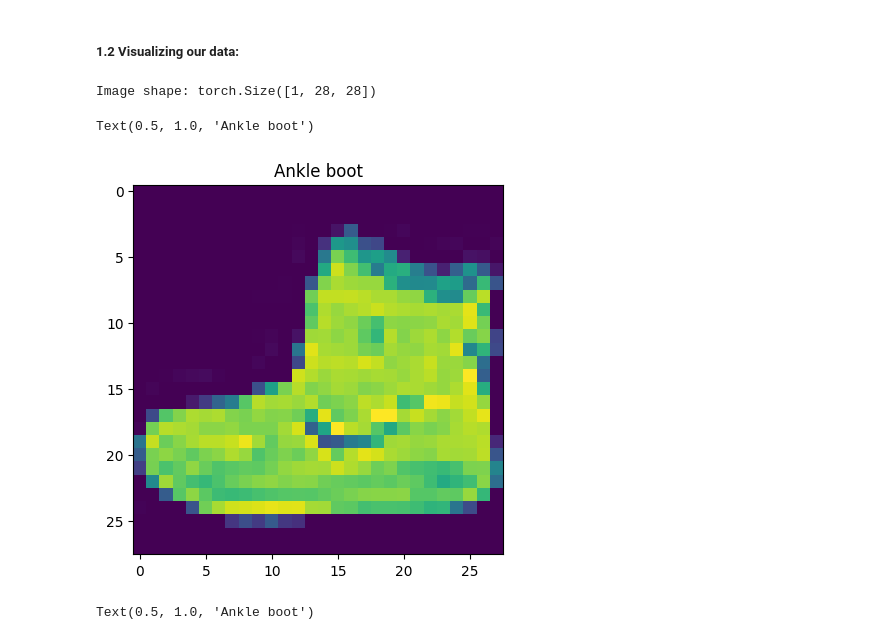
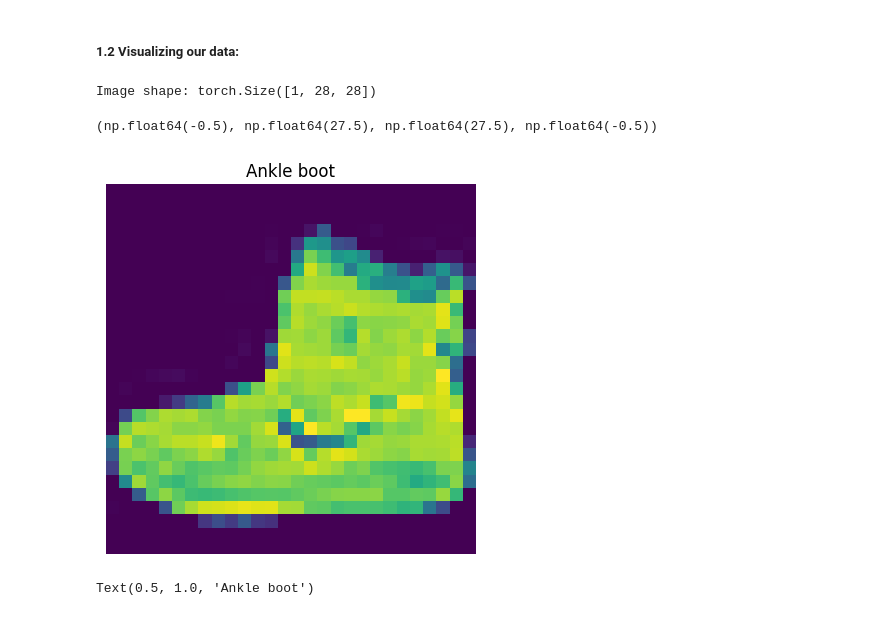
Before and after one commit to hridoynasah/PyTorch-for-Deep-Learning-and-Machine-Learning, a Jupyter notebook: Chapter 3 – PyTorch Computer Vision/learnings/03_pytorch_computer_vision_main.ipynb, the cells around one changed output. Drawn from its saved outputs; the diff is of its cells as text; code cells hidden in the pictures.

```diff
--- a/Chapter 3 – PyTorch Computer Vision/learnings/03_pytorch_computer_vision_main.ipynb
+++ b/Chapter 3 – PyTorch Computer Vision/learnings/03_pytorch_computer_vision_main.ipynb
@@ -160,14 +164,14 @@ Image label: Ankle boot
 # %%
 import matplotlib.pyplot as plt
 image, label = train_data[0]
 print(f'Image shape: {image.shape}')
 plt.imshow(image.squeeze()) # imshow takes only 2D array
-# plt.axes('off')
 plt.title(class_names[label])
+plt.axis(False)
 # %% [output]
 Image shape: torch.Size([1, 28, 28])
-Text(0.5, 1.0, 'Ankle boot')
+(np.float64(-0.5), np.float64(27.5), np.float64(27.5), np.float64(-0.5))
-[figure, old version]
+[figure, new version]
 # %%
 plt.imshow(image.squeeze(), cmap='Blues_r')
 plt.title(class_names[label])
```
Also changed, not shown: parts of 4 cells of this notebook.
